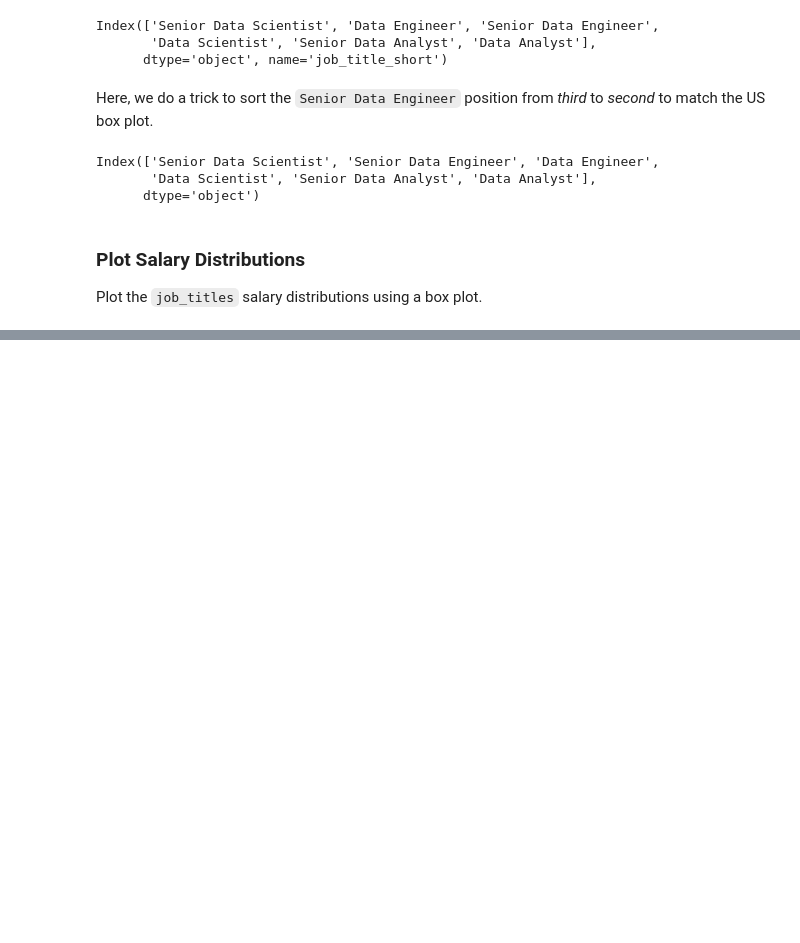
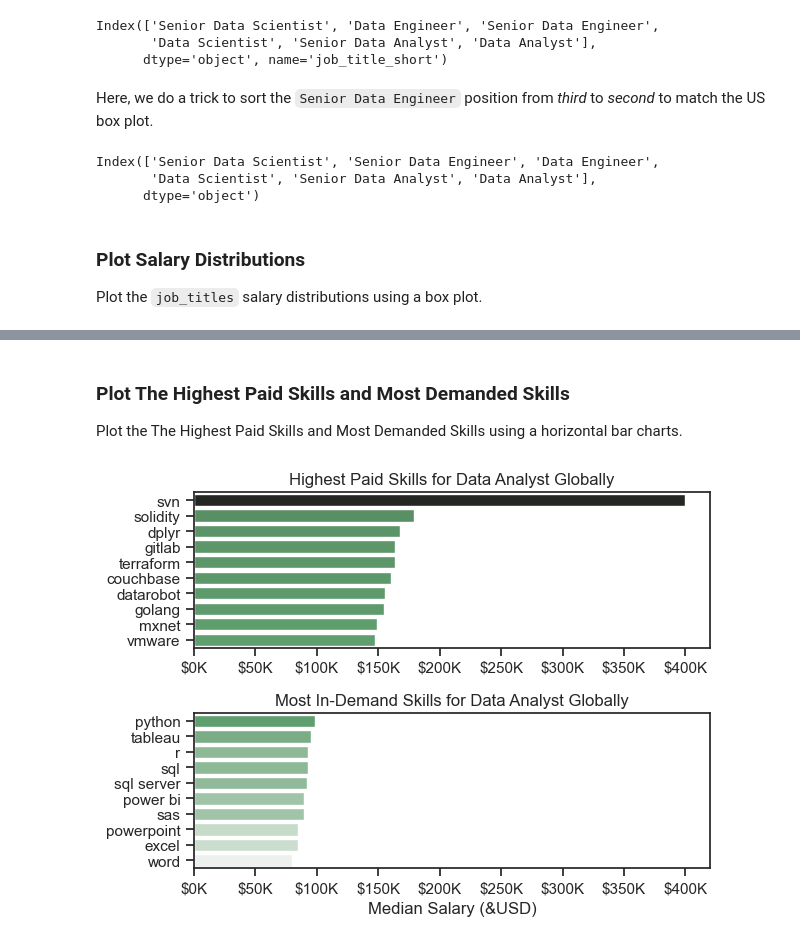
Before and after one commit to amitkr209/Python_and_R_Projects, a Jupyter notebook: 3_Project/4_Salary_Analysis.ipynb, the cells around one changed output, grey strips where cells are left out. Saved outputs shown, nothing was run; the diff lists cells and outputs as text; code cells hidden in the pictures; blank space fills up the shorter version.

```diff
--- a/3_Project/4_Salary_Analysis.ipynb
+++ b/3_Project/4_Salary_Analysis.ipynb
@@ -253,0 +293,6 @@ plt.show()
+# %%
+df_DA_top_pay = df_DA_glo_explode.groupby('job_skills')['salary_year_avg'].agg(['count', 'median']).sort_values(by='median', ascending=False)
+
+df_DA_top_pay = df_DA_top_pay.head(10)
+
+df_DA_top_pay
@@ -253,0 +314,6 @@ plt.show()
+# %%
+df_DA_skills = df_DA_glo_explode.groupby('job_skills')['salary_year_avg'].agg(['count', 'median']).sort_values(by='count', ascending=False)
+
+df_DA_skills = df_DA_skills.head(10).sort_values(by='median', ascending=False)
+
+df_DA_skills
@@ -253,0 +333,37 @@ plt.show()
+# %% [markdown]
+### Plot The Highest Paid Skills and Most Demanded Skills
+Plot the The Highest Paid Skills and Most Demanded Skills using a horizontal bar charts.
+# %%
+fig, ax = plt.subplots(2, 1)
+
+sns.set_theme(style='ticks')
+
+sns.barplot(data=df_DA_top_pay,
+            x='median',
+            y='job_skills',
+            hue='median',
+            palette='dark:g_r',
+            ax=ax[0],
+            legend=False)
+ax[0].set_title("Highest Paid Skills for Data Analyst Globally")
+ax[0].set_xlabel("")
+ax[0].set_ylabel("")
+ax[0].xaxis.set_major_formatter(plt.FuncFormatter(lambda x, pos: f'${int(x/1000)}K'))
+
+sns.barplot(data=df_DA_skills,
+            x='median',
+            y='job_skills',
+            hue='median',
+            palette='light:g',
+            ax=ax[1],
+            legend=False)
+ax[1].set_title("Most In-Demand Skills for Data Analyst Globally")
+ax[1].set_xlabel("Median Salary (&USD)")
+ax[1].set_ylabel("")
+ax[1].xaxis.set_major_formatter(plt.FuncFormatter(lambda x, pos: f'${int(x/1000)}K'))
+ax[1].set_xlim(ax[0].get_xlim())
+
+fig.tight_layout()
+plt.show()
+# %% [output]
+[figure, added]
```
Also changed, not shown: parts of 11 cells of this notebook, 1 other file.
